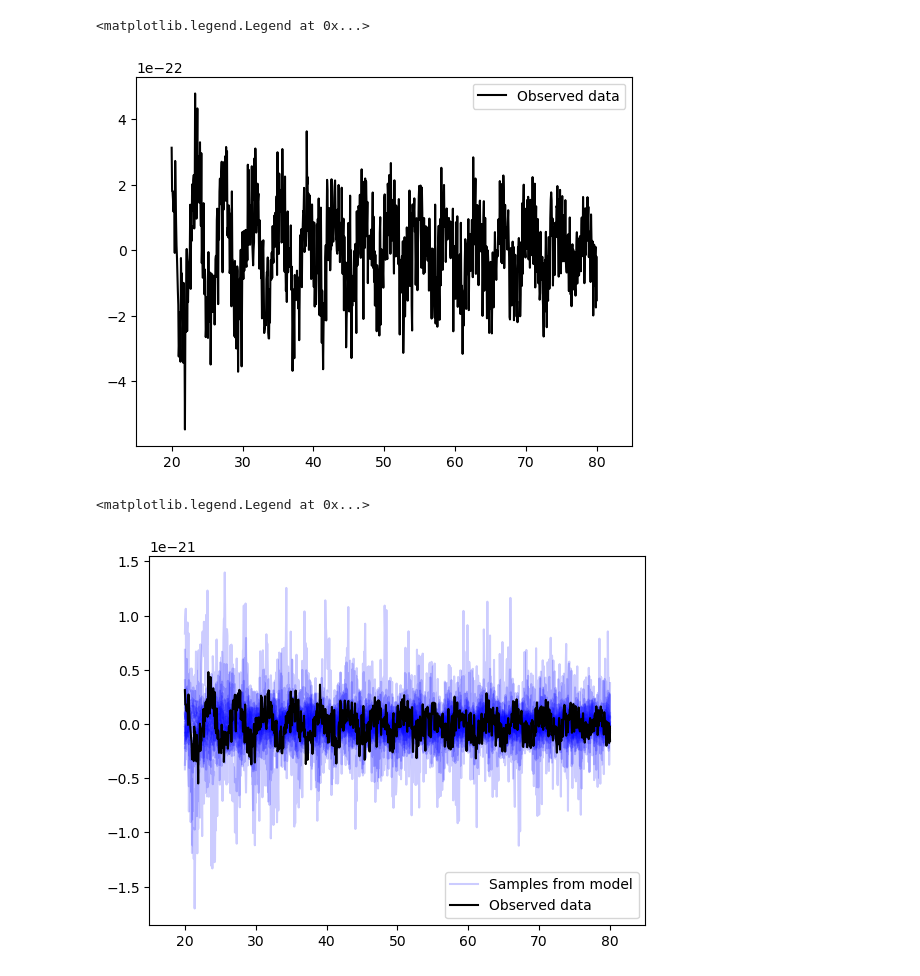
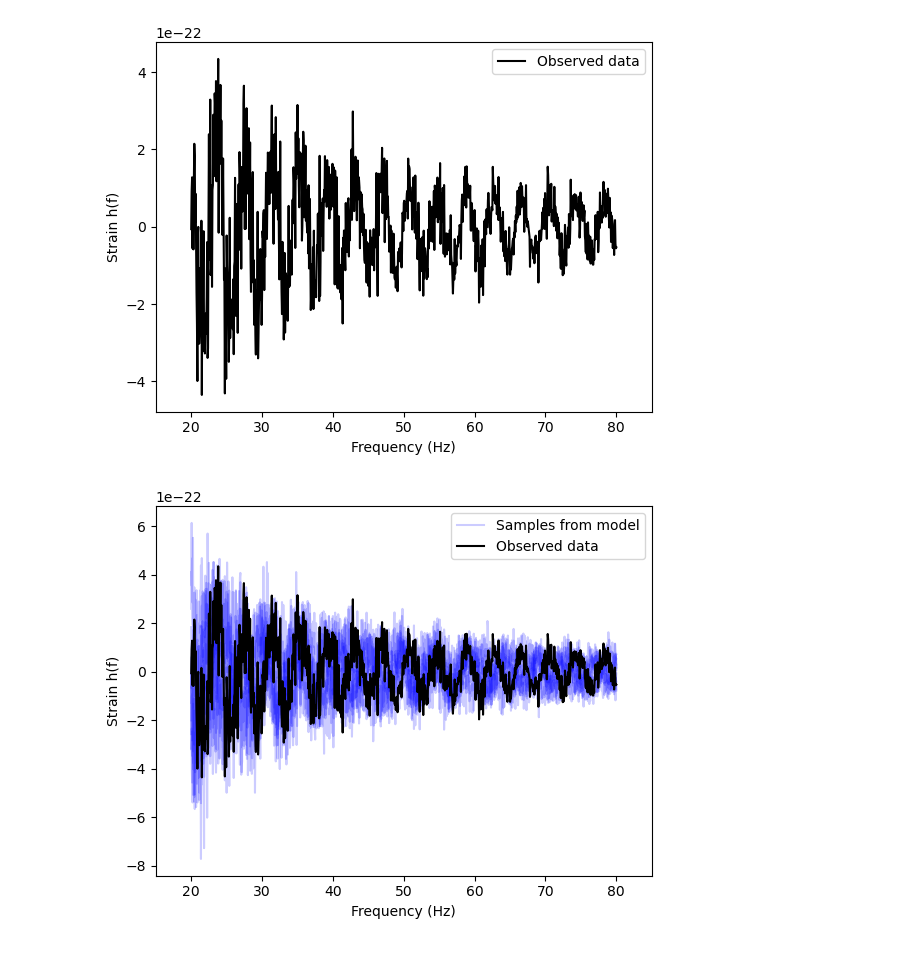
Before and after one commit to n3vSvZ/SBI_Project2b, a Jupyter notebook: Gravitational Waves/Simple_GW_with_Noise_Sampleplots.ipynb, the cells around one changed output. Cells and saved outputs as stored; diff of their text form; code cells hidden in the pictures.

Commit message:
Changed noise scaling and added improved pairplot

```diff
--- a/Gravitational Waves/Simple_GW_with_Noise_Sampleplots.ipynb
+++ b/Gravitational Waves/Simple_GW_with_Noise_Sampleplots.ipynb
@@ -53,10 +55,10 @@ def simulator_1d(theta):
         #print(tc, tc.type())
 
         h_freq[i, :] = (A * f_array ** (-7/6) * np.e ** (2j * np.pi * f_array * tc)).real
-        h_freq[i] += 0.01 * noise_scale * np.random.standard_normal(size=n_freq)
+        # h_freq[i] += 0.01 * noise_scale * np.random.standard_normal(size=n_freq)
 
-        # Optional different normalization for noise that creates noise of the correct order of magnitude
-        # h_freq[i] += A * f_array**(-7/6) * np.random.standard_normal(size=n_freq)
+        # Possible different normalization for noise that creates noise of order of magnitude matching the data
+        h_freq[i] +=  0.5 * A * f_array**(-7/6) * np.random.standard_normal(size=n_freq)
 
     h_freq = torch.tensor(h_freq, dtype=torch.float32)
     return h_freq
@@ -172,32 +202,36 @@ f_lower = 20
 f_final = 80
 delta_f = 1/16
 freq_range = np.arange(f_lower, f_final+delta_f, delta_f)
-sample_count = 20
+sample_count = 10
 sampled_color = 'b'
 sampled_alpha = 0.2
 observed_color = 'k'
 
 plt.plot(freq_range, h_obs.numpy()[0], observed_color, label='Observed data')
 plt.xlim(15, 85)
+plt.ylabel('Strain h(f)')
+plt.xlabel('Frequency (Hz)')
 plt.legend()
+plt.show()
 # %% [output]
-<matplotlib.legend.Legend at 0x...>
-[figure, old version]
+[figure, new version]
 # %%
 # plot samples
 for sample_theta in samples[:sample_count-1]:
     h_sampled = simulator_1d(sample_theta.reshape(1,2))
     plt.plot(freq_range, h_sampled.numpy()[0], sampled_color, alpha=sampled_alpha)
 
 # plot last sample separately for the legend
 plt.plot(freq_range, simulator_1d(samples[sample_count-1].reshape(1,2)).numpy()[0], sampled_color, alpha=sampled_alpha, label='Samples from model')
 
 plt.plot(freq_range, h_obs.numpy()[0], observed_color, label='Observed data')
 plt.xlim(15, 85)
+plt.ylabel('Strain h(f)')
+plt.xlabel('Frequency (Hz)')
 plt.legend()
+plt.show()
 # %% [output]
-<matplotlib.legend.Legend at 0x...>
-[figure, old version]
+[figure, new version]
 # %%
 for sample_theta in samples[:sample_count-1]:
     h_sampled = simulator_1d(sample_theta.reshape(1,2))
```
Also changed, not shown: parts of 5 cells of this notebook.
